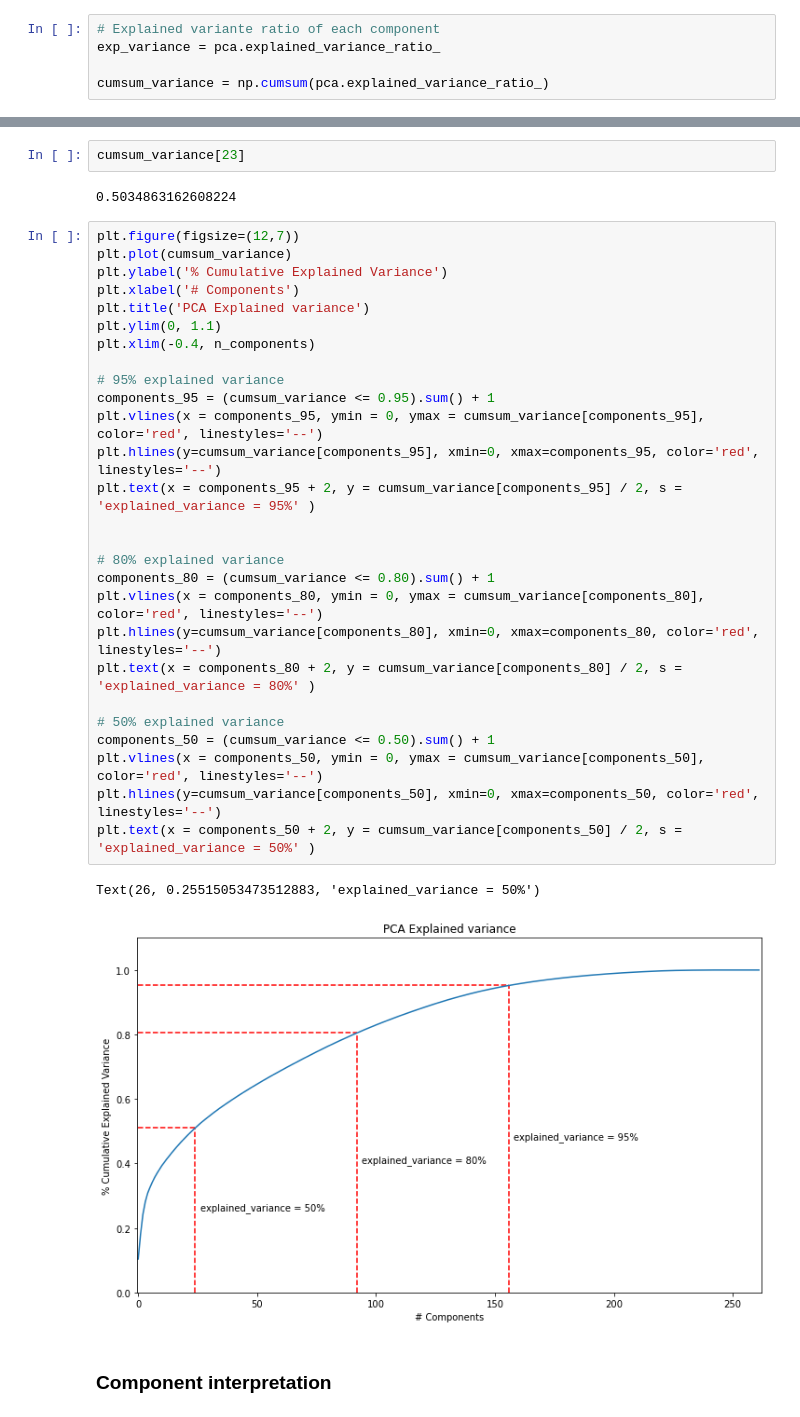
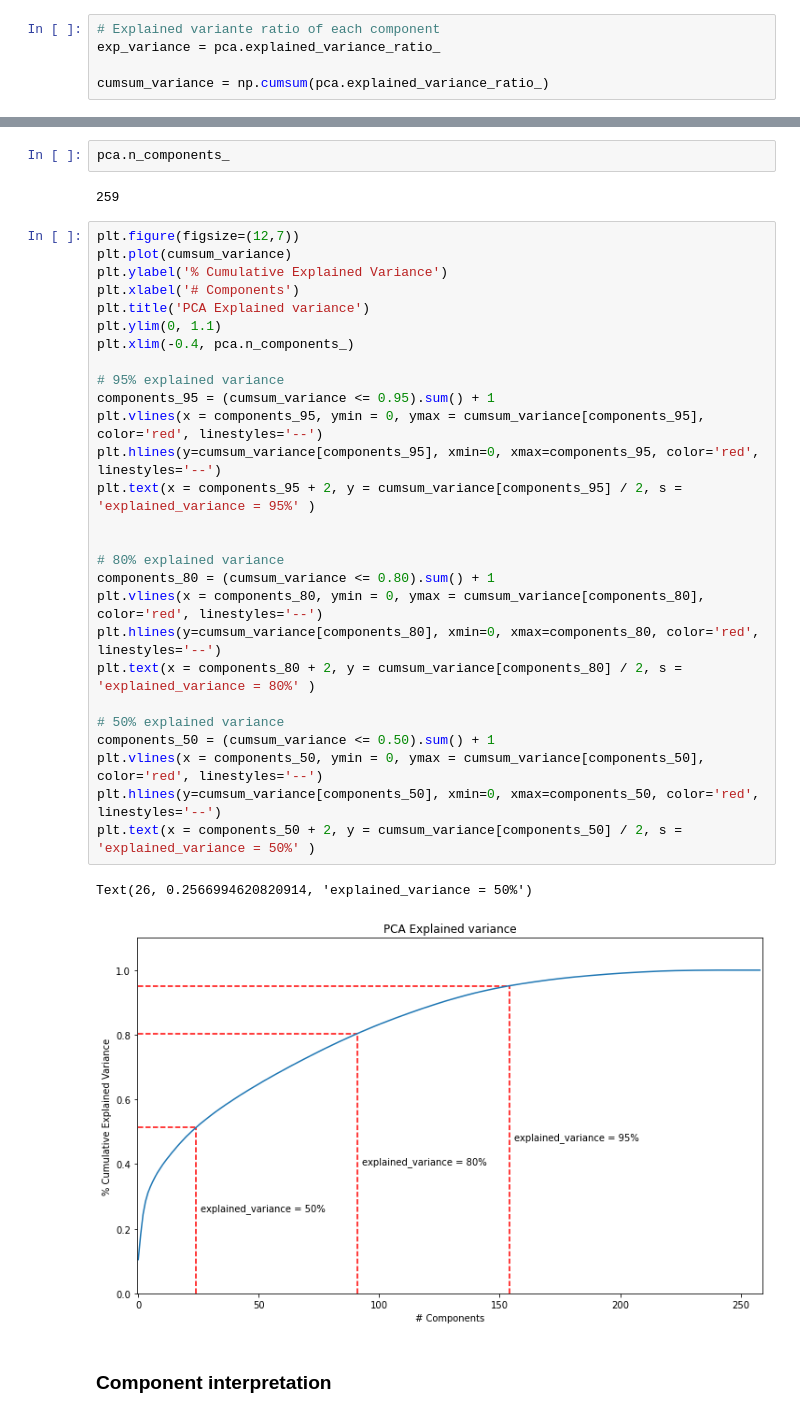
Before and after one commit to jobquiroz/MarketingCampaign, a Jupyter notebook: Arvato Project Workbook pt 2.ipynb, the cells around one changed output, grey strips where cells are left out. Saved outputs shown, nothing was run; the diff lists cells and outputs as text.

```diff
--- a/Arvato Project Workbook pt 2.ipynb
+++ b/Arvato Project Workbook pt 2.ipynb
@@ -78,37 +69,37 @@ cumsum_variance = np.cumsum(pca.explained_variance_ratio_)
-# %%
-cumsum_variance[23]
-# %% [output]
-0.5034863162608224
+# %%
+pca.n_components_
+# %% [output]
+259
 # %%
 plt.figure(figsize=(12,7))
 plt.plot(cumsum_variance)
 plt.ylabel('% Cumulative Explained Variance')
 plt.xlabel('# Components')
 plt.title('PCA Explained variance')
 plt.ylim(0, 1.1)
-plt.xlim(-0.4, n_components)
+plt.xlim(-0.4, pca.n_components_)
 
 # 95% explained variance
 components_95 = (cumsum_variance <= 0.95).sum() + 1
 plt.vlines(x = components_95, ymin = 0, ymax = cumsum_variance[components_95], color='red', linestyles='--')
 plt.hlines(y=cumsum_variance[components_95], xmin=0, xmax=components_95, color='red', linestyles='--')
 plt.text(x = components_95 + 2, y = cumsum_variance[components_95] / 2, s = 'explained_variance = 95%' )
 
 
 # 80% explained variance
 components_80 = (cumsum_variance <= 0.80).sum() + 1
 plt.vlines(x = components_80, ymin = 0, ymax = cumsum_variance[components_80], color='red', linestyles='--')
 plt.hlines(y=cumsum_variance[components_80], xmin=0, xmax=components_80, color='red', linestyles='--')
 plt.text(x = components_80 + 2, y = cumsum_variance[components_80] / 2, s = 'explained_variance = 80%' )
 
 # 50% explained variance
 components_50 = (cumsum_variance <= 0.50).sum() + 1
 plt.vlines(x = components_50, ymin = 0, ymax = cumsum_variance[components_50], color='red', linestyles='--')
 plt.hlines(y=cumsum_variance[components_50], xmin=0, xmax=components_50, color='red', linestyles='--')
 plt.text(x = components_50 + 2, y = cumsum_variance[components_50] / 2, s = 'explained_variance = 50%' )
 # %% [output]
-Text(26, 0.25515053473512883, 'explained_variance = 50%')
+Text(26, 0.2566994620820914, 'explained_variance = 50%')
-[figure, old version]
+[figure, new version]
 # %% [markdown]
 ### Component interpretation
 # %%
```
Also changed, not shown: parts of 60 cells of this notebook, 3 other files.
